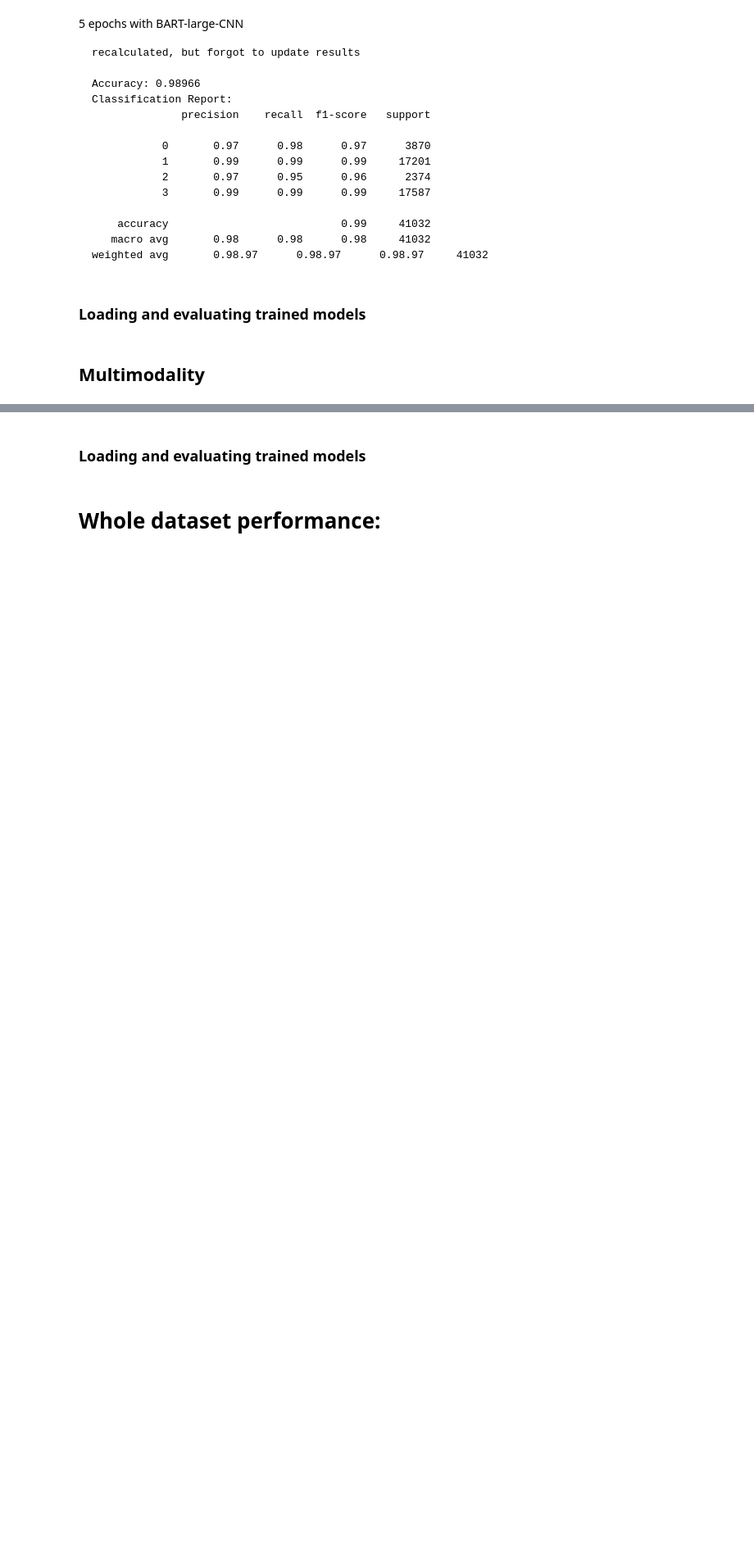
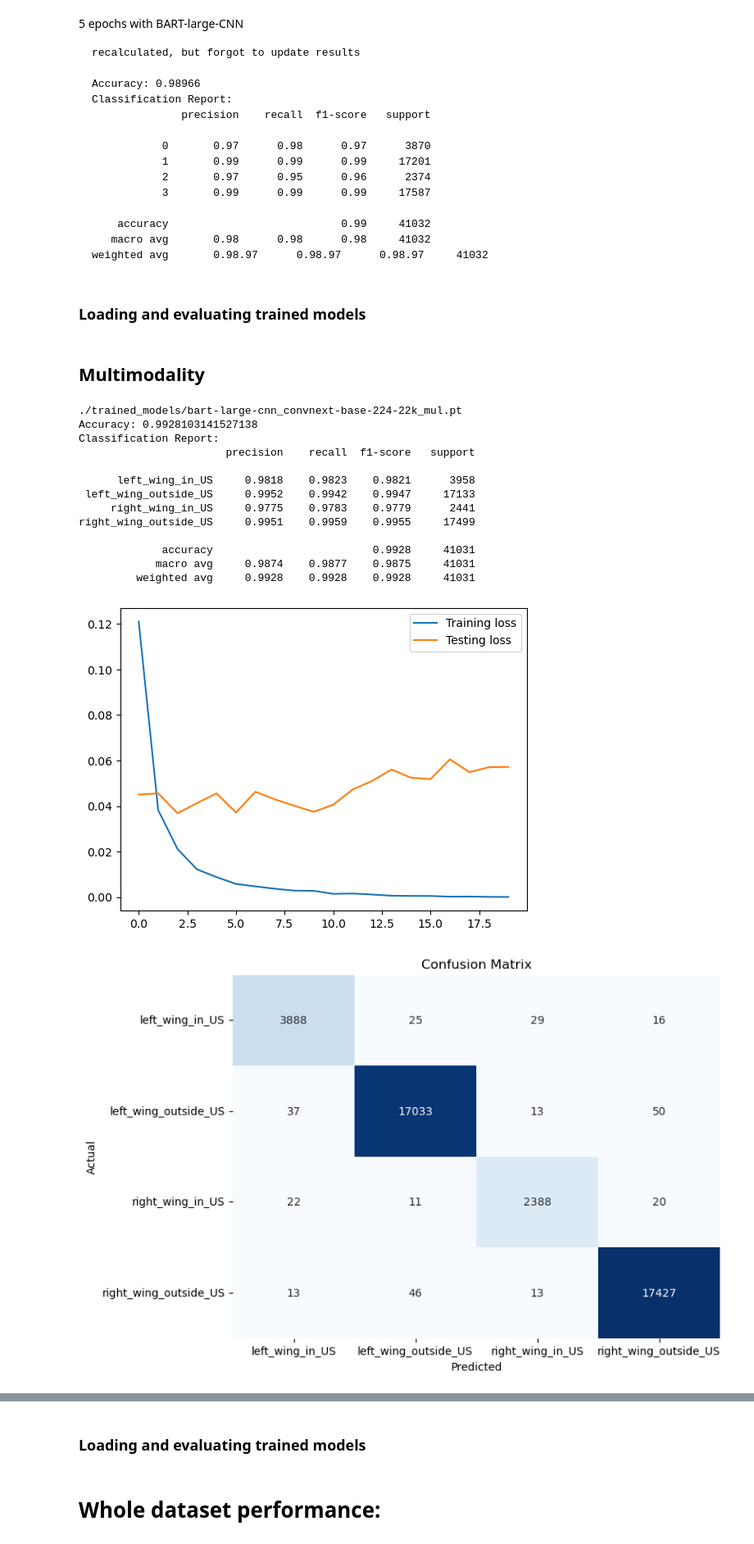
Before and after one commit to czFIRE/MT_Multimodal_predictive_model_for_analysing_news_data, a Jupyter notebook: testing_models.ipynb, the cells around one changed output, grey strips where cells are left out. Shown at 82% size. Saved outputs shown, nothing was run; the diff lists cells and outputs as text; code cells hidden in the pictures; blank space fills up the shorter version.

Commit message:
Trained stuff for defence

```diff
--- a/testing_models.ipynb
+++ b/testing_models.ipynb
@@ -489,9 +489,9 @@ nlp_models = ['BAAI/bge-reranker-large', 'facebook/bart-large-cnn', 'roberta-bas
 image_models = ['microsoft/resnet-50', 'google/vit-base-patch16-224', 'microsoft/beit-base-patch16-224-pt22k-ft22k', 'facebook/convnext-base-224-22k']
 fusion_mode = ['concat', 'mul', 'add']
 
-nlp_model_path = nlp_models[0] # 'BAAI/bge-reranker-large' # 'facebook/bart-large-cnn' # 'roberta-base'
-image_model_path = image_models[1] # 'microsoft/resnet-50' # 'google/vit-base-patch16-224' # 'microsoft/beit-base-patch16-224-pt22k-ft22k' # 'facebook/convnext-base-224-22k'
-fusion_mode = fusion_mode[2] # 'concat' # 'mul' # 'add'
+nlp_model_path = nlp_models[1] # 'BAAI/bge-reranker-large' # 'facebook/bart-large-cnn' # 'roberta-base'
+image_model_path = image_models[3] # 'microsoft/resnet-50' # 'google/vit-base-patch16-224' # 'microsoft/beit-base-patch16-224-pt22k-ft22k' # 'facebook/convnext-base-224-22k'
+fusion_mode = fusion_mode[1] # 'concat' # 'mul' # 'add'
 
 # Load pretrained model/tokenizer
 tokenizer = AutoTokenizer.from_pretrained(nlp_model_path)
@@ -518,7 +518,7 @@ train_texts, test_texts, train_images, test_images, train_labels, test_labels =
 # test_texts, val_texts, test_images, val_images, test_labels, val_labels = train_test_split(
 #     test_texts, test_images, test_labels, test_size=0.2, random_state=42) # change test_size for the first to 0.3
 
-BATCH_SIZE = 90  # 50 consumes 22GB of VRAM
+BATCH_SIZE = 96  # 50 consumes 22GB of VRAM
 MAX_LEN = 256
 
 train_data_loader = create_data_loader(train_texts, train_labels, tokenizer, train_images, processor, MAX_LEN, BATCH_SIZE)
@@ -533,7 +533,7 @@ optimizer = torch.optim.AdamW(model.parameters(), lr=1e-5)
 loss_fn = CrossEntropyLoss().to(device)
 
 # Define the number of training epochs
-EPOCHS = 5
+EPOCHS = 20
 
 train_losses = []
 test_losses = []
@@ -623,15 +623,37 @@ torch.save(model.state_dict(), save_model_path(get_multimodal_model_save_locatio
 # %%
 print(save_model_path(get_multimodal_model_save_location(nlp_model_path, image_model_path, fusion_mode)))
 accuracy = accuracy_score(true_labels, predictions)
 print("Accuracy:", accuracy)
 print("Classification Report:")
 print(classification_report(le.inverse_transform(true_labels), le.inverse_transform(predictions), digits=4))
+
+# Training curves
+plt.plot(train_losses, label='Training loss')
+plt.plot(test_losses, label='Testing loss')
+plt.legend()
+plt.show()
 
 # Confusion Matrix
 cm = confusion_matrix(true_labels, predictions)
 plt.figure(figsize=(8, 6))
 sns.heatmap(cm, annot=True, fmt='d', cmap='Blues', cbar=False, xticklabels=le.classes_, yticklabels=le.classes_)
 plt.xlabel('Predicted')
 plt.ylabel('Actual')
 plt.title('Confusion Matrix')
 plt.show()
+# %% [output]
+./trained_models/bart-large-cnn_convnext-base-224-22k_mul.pt
+Accuracy: 0.9928103141527138
+Classification Report:
+                       precision    recall  f1-score   support
+
+      left_wing_in_US     0.9818    0.9823    0.9821      3958
+ left_wing_outside_US     0.9952    0.9942    0.9947     17133
+     right_wing_in_US     0.9775    0.9783    0.9779      2441
+right_wing_outside_US     0.9951    0.9959    0.9955     17499
+
+             accuracy                         0.9928     41031
+            macro avg     0.9874    0.9877    0.9875     41031
+         weighted avg     0.9928    0.9928    0.9928     41031
+[figure, added]
+[figure, added]
```
Also changed, not shown: parts of 3 cells of this notebook.
